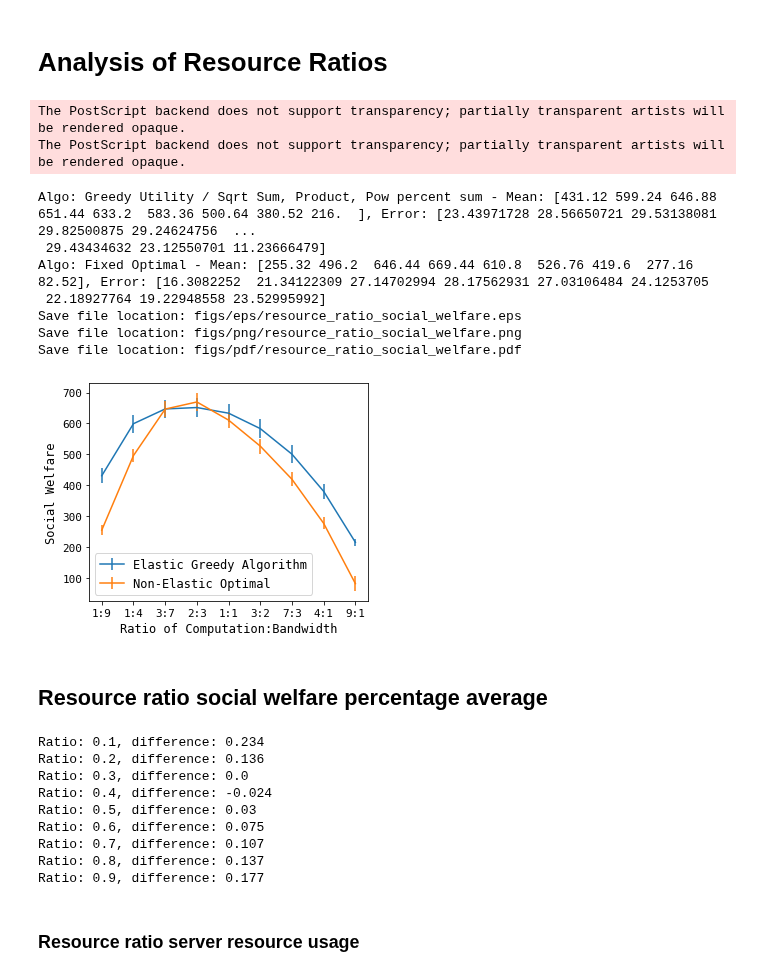
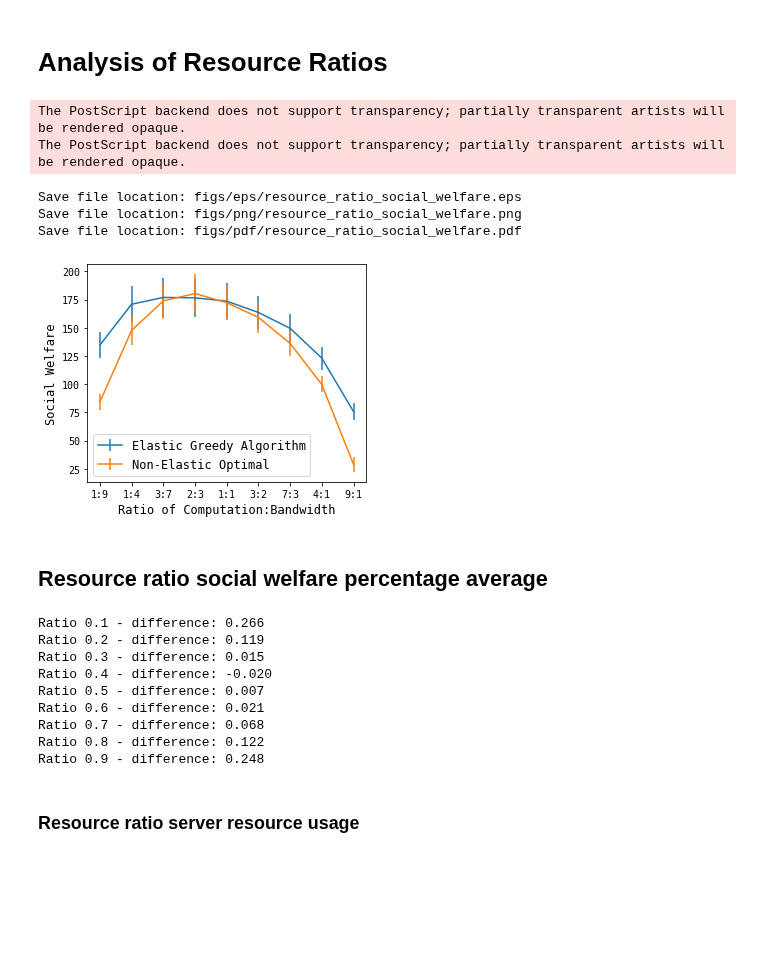
Before and after one commit to pseudo-rnd-thoughts/Elastic-Resource-Allocation, a Jupyter notebook: analysis/resource_ratio.ipynb, the cells around one changed output. Cells and saved outputs as stored; diff of their text form; code cells hidden in the pictures; blank space fills up the shorter version.

```diff
--- a/analysis/resource_ratio.ipynb
+++ b/analysis/resource_ratio.ipynb
@@ -31,51 +21,55 @@ ratio_labels = ['1:9', '1:4', '3:7', '2:3', '1:1', '3:2', '7:3', '4:1', '9:1']
 # %%
-#results_filename = "../data/old/resource_ratio/resource_ratio_paper_r_t40_s8_dt07-27_00-30-22.json"
-results_filename = "../data/old/resource_ratio/resource_ratio_paper_r_t15_s3_dt10-04_00-09-21.json"
+results_filename = '../data/resource_ratio/resource_ratio_synthetic_t15_s3_dt06-11_11-34-15.json'
 
 with open(results_filename) as file:
-    results_data = json.load(file)
+    ratio_resource_data = json.load(file)
+# %%
+ratios = [ratio for ratio in ratio_resource_data[0].keys() if ratio != 'model']
+ratio_labels = ['1:9', '1:4', '3:7', '2:3', '1:1', '3:2', '7:3', '4:1', '9:1']
+
+greedy_name = 'Greedy Utility * deadline / Sum, Sum, Percent Sum'
+algorithms = [('Elastic Greedy Algorithm', greedy_name),
+              ('Non-Elastic Optimal', 'Non-elastic Optimal')]
 # %%
-fig, ax = plt.subplots(figsize=(5, 4))
+_, ax = plt.subplots(figsize=(5, 4))
 for name, algo in algorithms:
-    social_welfares = [[model_data[f'ratio {ratio}'][algo]['social welfare']
-                        for model_data in ratio_resource_data] for ratio in ratios]
-    error = 1.96 * np.std(social_welfares, axis=1) / np.sqrt(len(ratio_resource_data))
-    ax.errorbar(x=ratios, y=np.mean(social_welfares, axis=1), yerr=error, label=name)
+    social_welfare = [[model_data[ratio][algo]['social welfare']
+                       for model_data in ratio_resource_data] for ratio in ratios]
+    error = 1.96 * np.std(social_welfare, axis=1) / np.sqrt(len(ratio_resource_data))
+    ax.errorbar(x=ratios, y=np.mean(social_welfare, axis=1), yerr=error, label=name)
 
 ax.set_ylabel('Social Welfare', fontsize=12)
 ax.set_xlabel('Ratio of Computation:Bandwidth', fontsize=12)
+ax.set_xticks(ratios)
+ax.set_xticklabels(ratio_labels)
 
 plt.legend(fontsize=12)
 save_plot('resource_ratio_social_welfare')
 # %% [output]
 The PostScript backend does not support transparency; partially transparent artists will be rendered opaque.
 The PostScript backend does not support transparency; partially transparent artists will be rendered opaque.
-Algo: Greedy Utility / Sqrt Sum, Product, Pow percent sum - Mean: [431.12 599.24 646.88 651.44 633.2  583.36 500.64 380.52 216.  ], Error: [23.43971728 28.56650721 29.53138081 29.82500875 29.24624756  ...
- 29.43434632 23.12550701 11.23666479]
-Algo: Fixed Optimal - Mean: [255.32 496.2  646.44 669.44 610.8  526.76 419.6  277.16  82.52], Error: [16.3082252  21.34122309 27.14702994 28.17562931 27.03106484 24.1253705
- 22.18927764 19.22948558 23.52995992]
 Save file location: figs/eps/resource_ratio_social_welfare.eps
 Save file location: figs/png/resource_ratio_social_welfare.png
 Save file location: figs/pdf/resource_ratio_social_welfare.pdf
-[figure, old version]
+[figure, new version]
 # %% [markdown]
 ## Resource ratio social welfare percentage average
 # %%
 for ratio in ratios:
-    difference = round(np.mean([r[f'ratio {ratio}'][greedy_name]['social welfare percent'] -
-                                r[f'ratio {ratio}']['Fixed Optimal']['social welfare percent']
-                                for r in results_data]), 3)
-    print(f'Ratio: {ratio}, difference: {difference}')
+    difference = np.mean([result[ratio][greedy_name]['social welfare percent'] -
+                          result[ratio]['Non-elastic Optimal']['social welfare percent']
+                          for result in ratio_resource_data])
+    print(f'{ratio.title()} - difference: {difference:.3f}')
 # %% [output]
-Ratio: 0.1, difference: 0.234
-Ratio: 0.2, difference: 0.136
-Ratio: 0.3, difference: 0.0
-Ratio: 0.4, difference: -0.024
-Ratio: 0.5, difference: 0.03
-Ratio: 0.6, difference: 0.075
-Ratio: 0.7, difference: 0.107
-Ratio: 0.8, difference: 0.137
-Ratio: 0.9, difference: 0.177
+Ratio 0.1 - difference: 0.266
+Ratio 0.2 - difference: 0.119
+Ratio 0.3 - difference: 0.015
+Ratio 0.4 - difference: -0.020
+Ratio 0.5 - difference: 0.007
+Ratio 0.6 - difference: 0.021
+Ratio 0.7 - difference: 0.068
+Ratio 0.8 - difference: 0.122
+Ratio 0.9 - difference: 0.248
 # %% [markdown]
 ### Resource ratio server resource usage
 # %%
```
Also changed, not shown: parts of 4 cells of this notebook, 6 other files.
